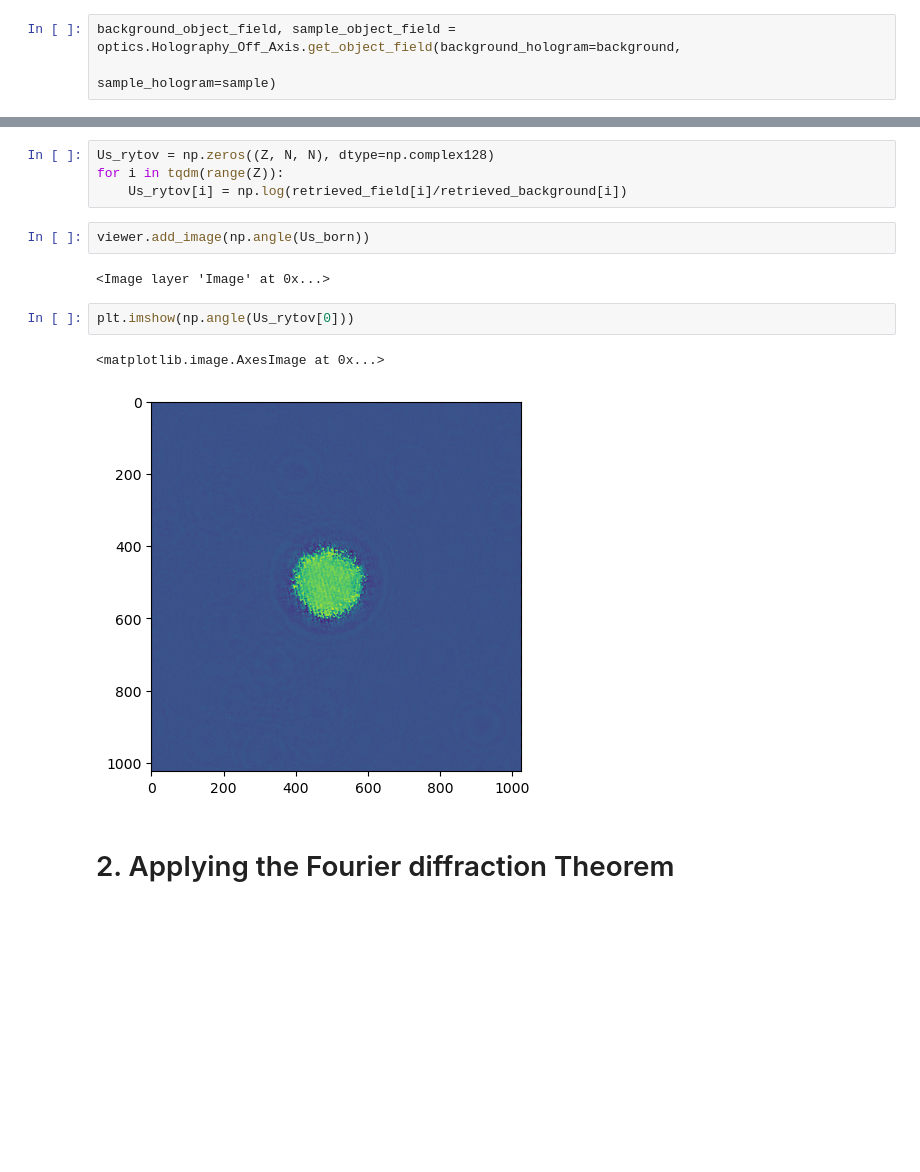
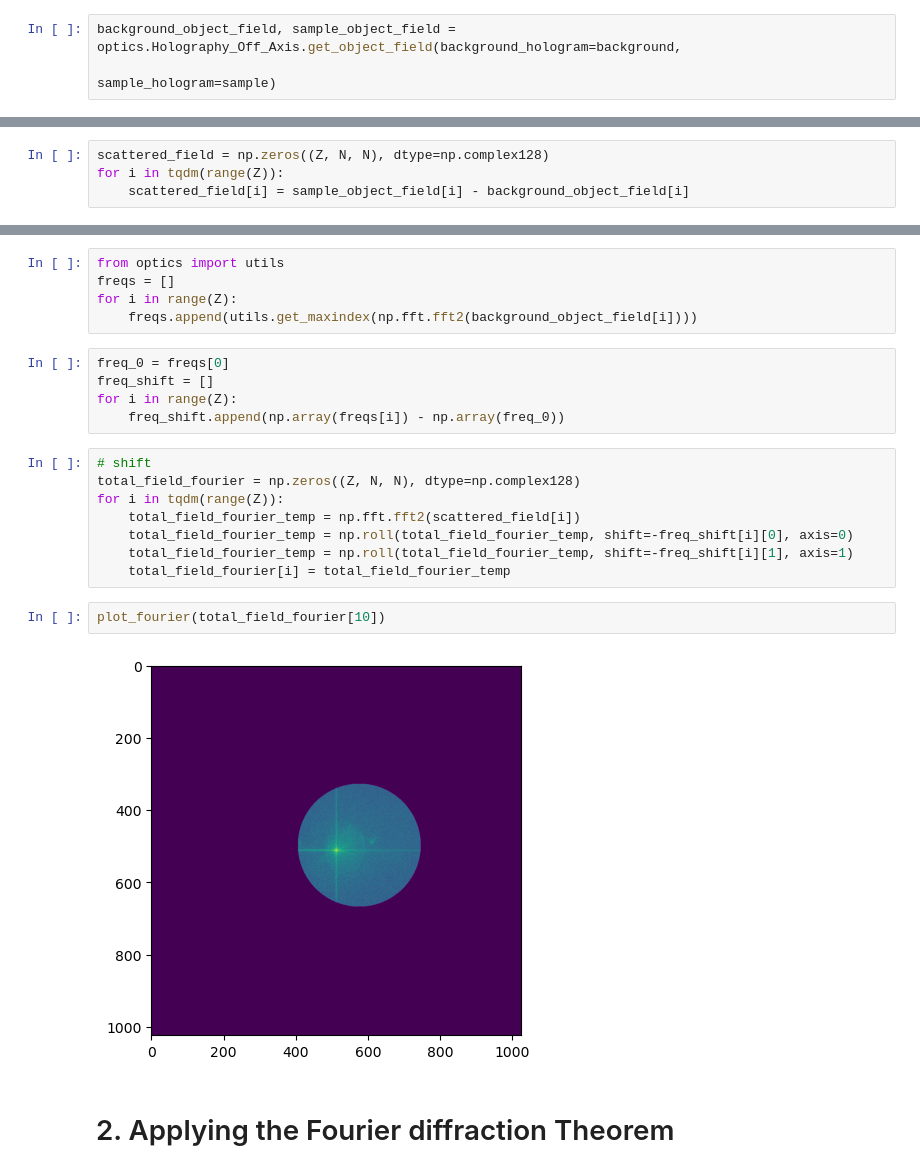
Before and after one commit to rkka02/inverse_solver_v0, a Jupyter notebook: ri_recon.ipynb, the cells around one changed output, grey strips where cells are left out. Drawn from its saved outputs; the diff is of its cells as text; blank space fills up the shorter version.

Commit message:
modified for the first Born approximation

```diff
--- a/ri_recon.ipynb
+++ b/ri_recon.ipynb
@@ -101 +65,5 @@ plot_fourier(np.fft.fftshift(np.fft.fft2(retrieved_field[0])))
+# %%
+scattered_field = np.zeros((Z, N, N), dtype=np.complex128)
+for i in tqdm(range(Z)):
+    scattered_field[i] = sample_object_field[i] - background_object_field[i]
 # %%
@@ -103,18 +71,27 @@ viewer.add_image(np.angle(retrieved_field))
 # %% [output]
 <Image layer 'Image' at 0x...>
+# %%
+from optics import utils
+freqs = []
+for i in range(Z):
+    freqs.append(utils.get_maxindex(np.fft.fft2(background_object_field[i])))
+# %%
+freq_0 = freqs[0]
+freq_shift = []
+for i in range(Z):
+    freq_shift.append(np.array(freqs[i]) - np.array(freq_0))
 # %%
-Us_rytov = np.zeros((Z, N, N), dtype=np.complex128)
+# shift
+total_field_fourier = np.zeros((Z, N, N), dtype=np.complex128)
 for i in tqdm(range(Z)):
-    Us_rytov[i] = np.log(retrieved_field[i]/retrieved_background[i])
+    total_field_fourier_temp = np.fft.fft2(scattered_field[i])
+    total_field_fourier_temp = np.roll(total_field_fourier_temp, shift=-freq_shift[i][0], axis=0)
+    total_field_fourier_temp = np.roll(total_field_fourier_temp, shift=-freq_shift[i][1], axis=1)
+    total_field_fourier[i] = total_field_fourier_temp
-# %%
-viewer.add_image(np.angle(Us_born))
-# %% [output]
-<Image layer 'Image' at 0x...>
-# %%
-plt.imshow(np.angle(Us_rytov[0]))
-# %% [output]
-<matplotlib.image.AxesImage at 0x...>
-[figure, removed]
+# %%
+plot_fourier(total_field_fourier[10])
+# %% [output]
+[figure, added]
 # %% [markdown]
 <h1> 2. Applying the Fourier diffraction Theorem </h3>
 # %%
```
Also changed, not shown: parts of 7 cells of this notebook, 1 other file.
